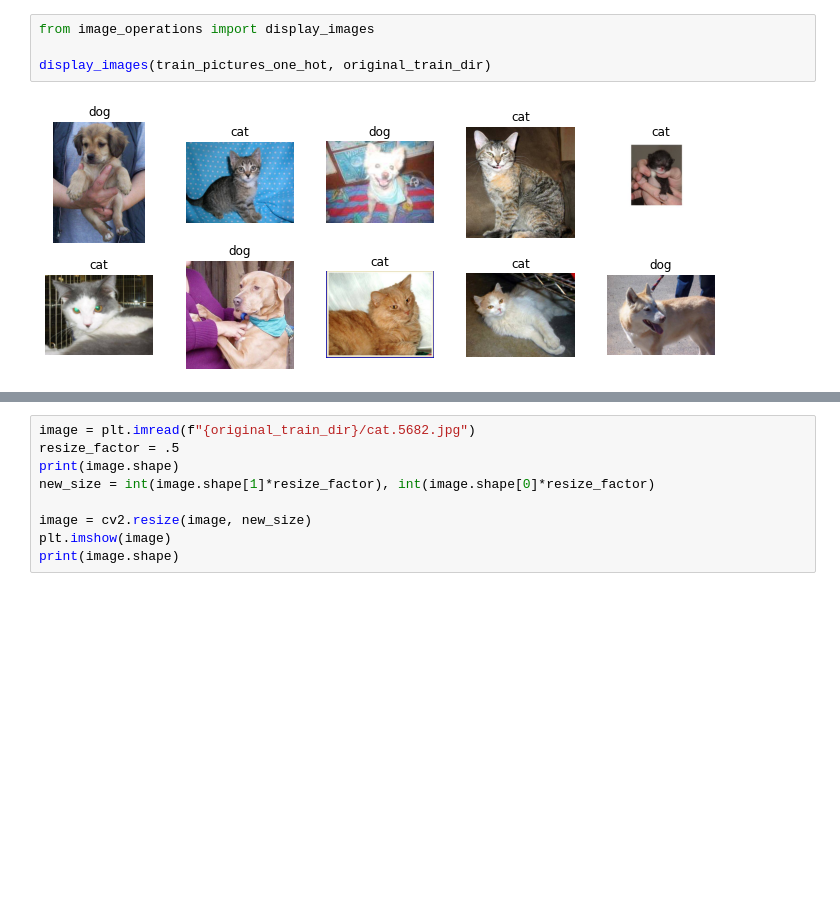
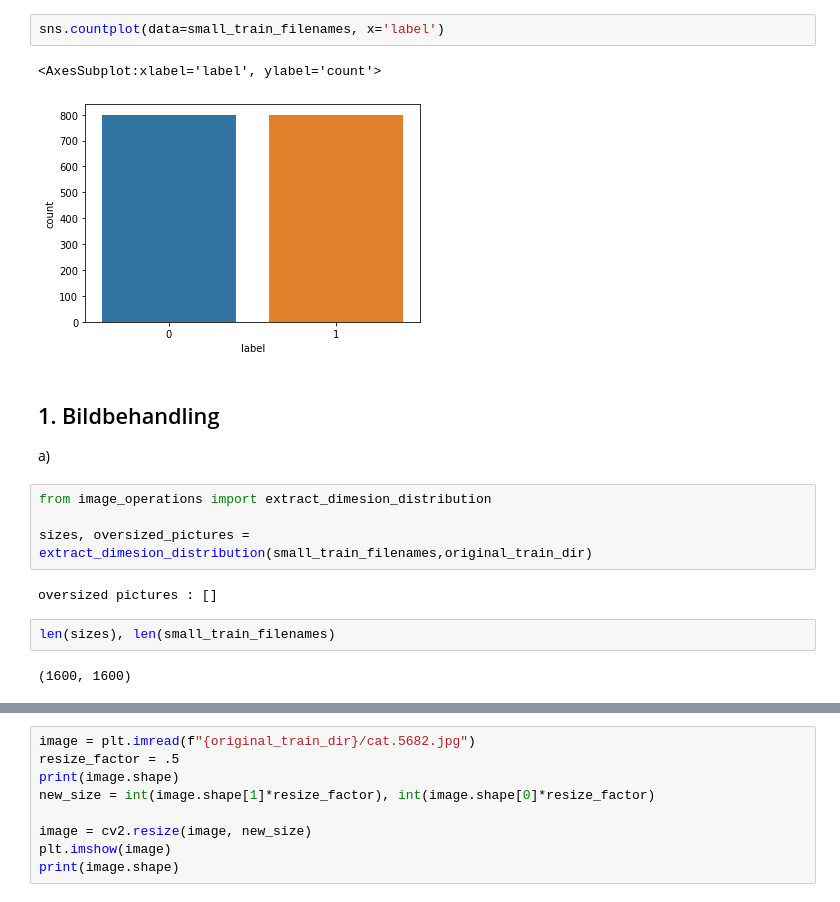
Before and after one commit to Lelelass/Deep-Learning-21, a Jupyter notebook: Labb/lab.ipynb, the cells around one changed output, grey strips where cells are left out. Drawn from its saved outputs; the diff is of its cells as text; blank space fills up the shorter version.

```diff
--- a/Labb/lab.ipynb
+++ b/Labb/lab.ipynb
@@ -23,6 +52,19 @@ train_pictures_one_hot.head()
+# %%
+sns.countplot(data=small_train_filenames, x='label')
+# %% [output]
+<AxesSubplot:xlabel='label', ylabel='count'>
+[figure, added]
+# %% [markdown]
+## 1. Bildbehandling
+
+a)
 # %%
-from image_operations import display_images
+from image_operations import extract_dimesion_distribution
 
-display_images(train_pictures_one_hot, original_train_dir)
+sizes, oversized_pictures = extract_dimesion_distribution(small_train_filenames,original_train_dir)
 # %% [output]
-[figure, removed]
+oversized pictures : []
+# %%
+len(sizes), len(small_train_filenames)
+# %% [output]
+(1600, 1600)
```
Also changed, not shown: parts of 23 cells of this notebook, 1 other file.
